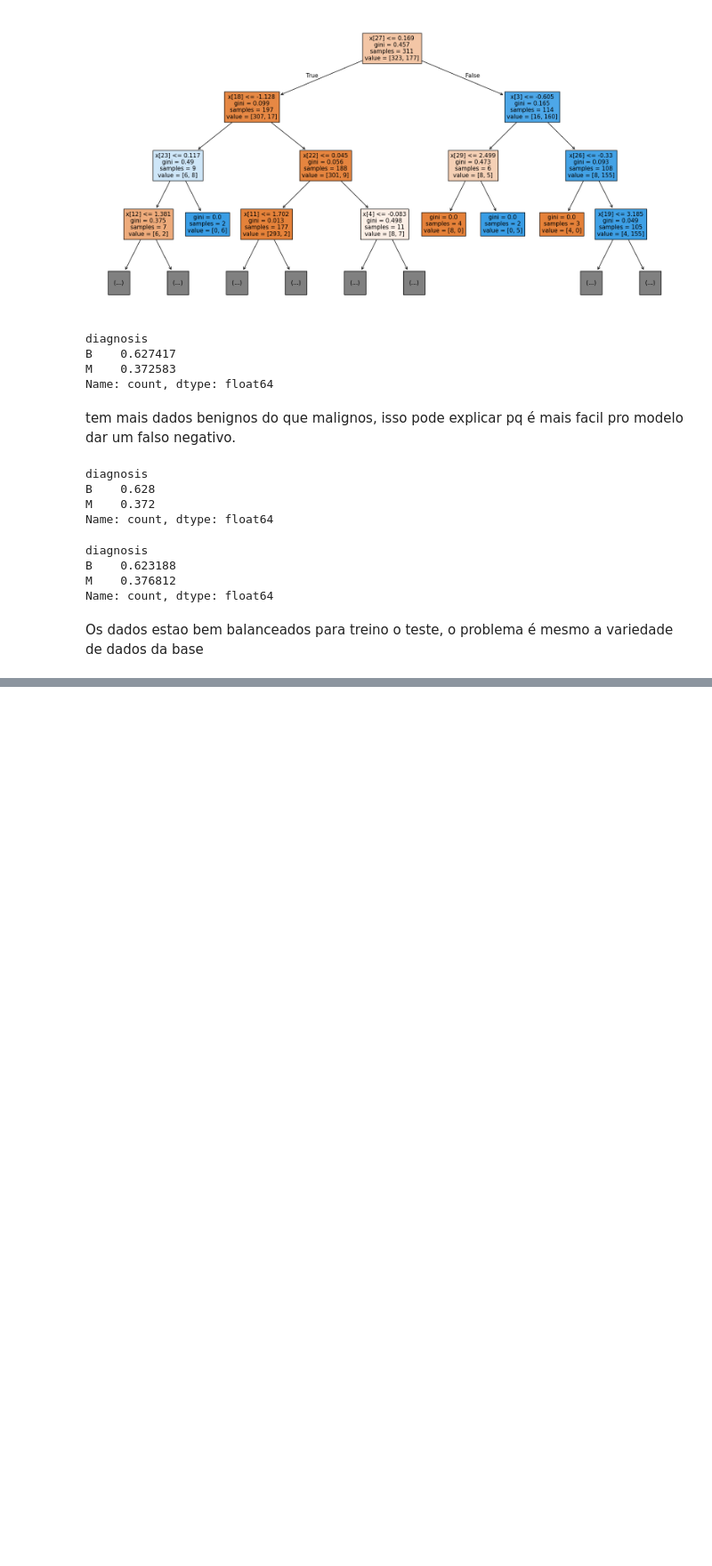
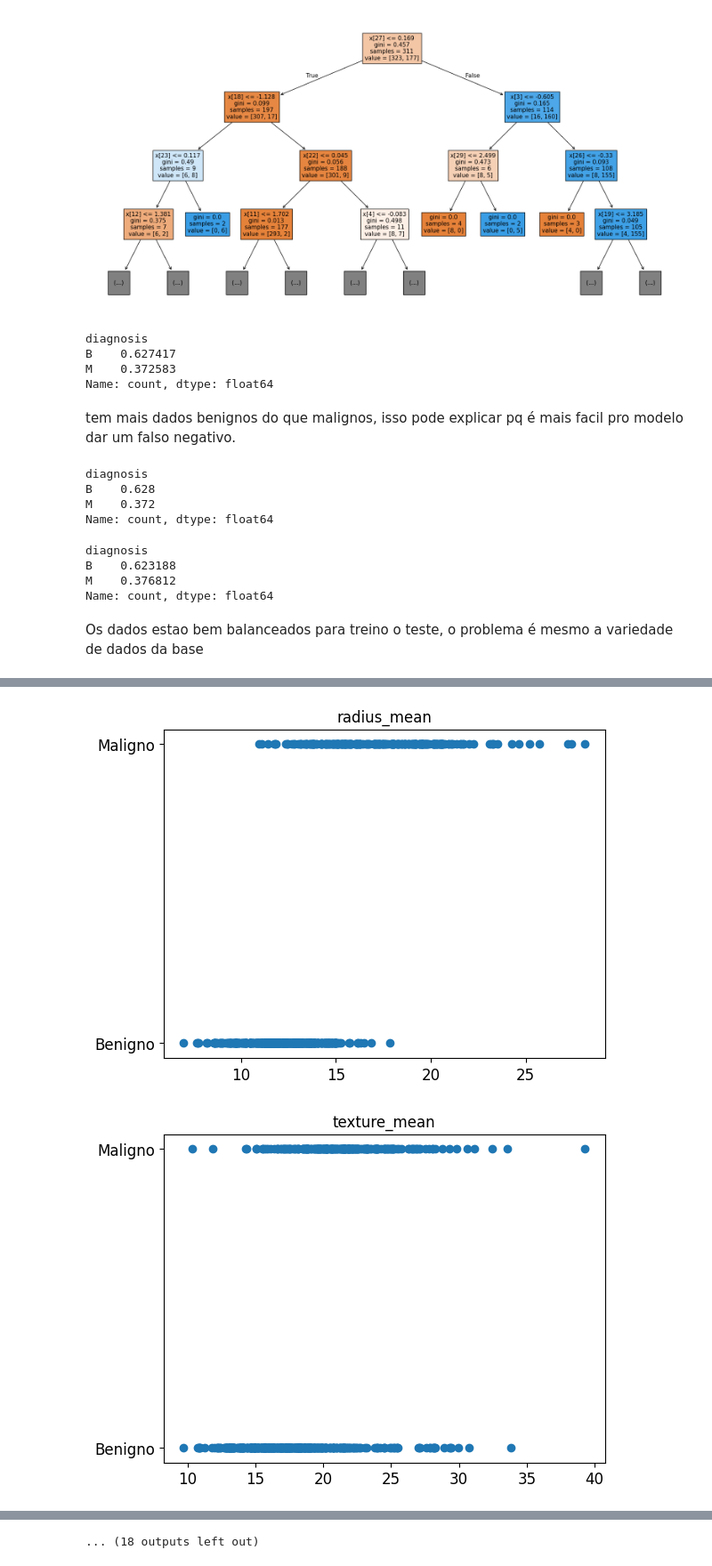
Before and after one commit to gabrielcannes/desafio-tecnico-fase1, a Jupyter notebook: main.ipynb, the cells around one changed output, grey strips where cells are left out. Shown at 89% size. Cells and saved outputs as stored; diff of their text form; code cells hidden in the pictures; blank space fills up the shorter version.

```diff
--- a/main.ipynb
+++ b/main.ipynb
@@ -653,0 +656,3 @@ Os dados estao bem balanceados para treino o teste, o problema é mesmo a varied
+# %%
+Y = df['diagnosis']
+X = df.drop(columns=['diagnosis', 'id'], errors='ignore')
@@ -653,0 +706,12 @@ Os dados estao bem balanceados para treino o teste, o problema é mesmo a varied
+# %%
+import matplotlib.pyplot as plt
+
+for col in X.columns[:30]:
+    plt.figure()
+    plt.scatter(X[col], y)
+    plt.title(col)
+    plt.yticks([0,1], ['Benigno','Maligno'])
+    plt.show()
+# %% [output]
+[figure, added]
+[figure, added]
@@ -653,0 +728 @@ Os dados estao bem balanceados para treino o teste, o problema é mesmo a varied
+... (18 outputs left out)
```
Also changed, not shown: parts of 19 cells of this notebook.
